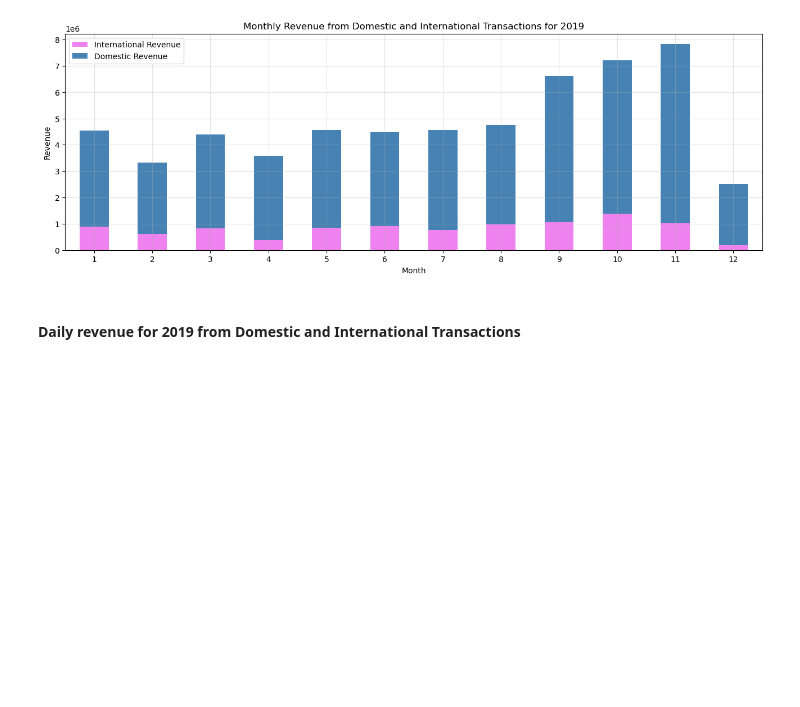
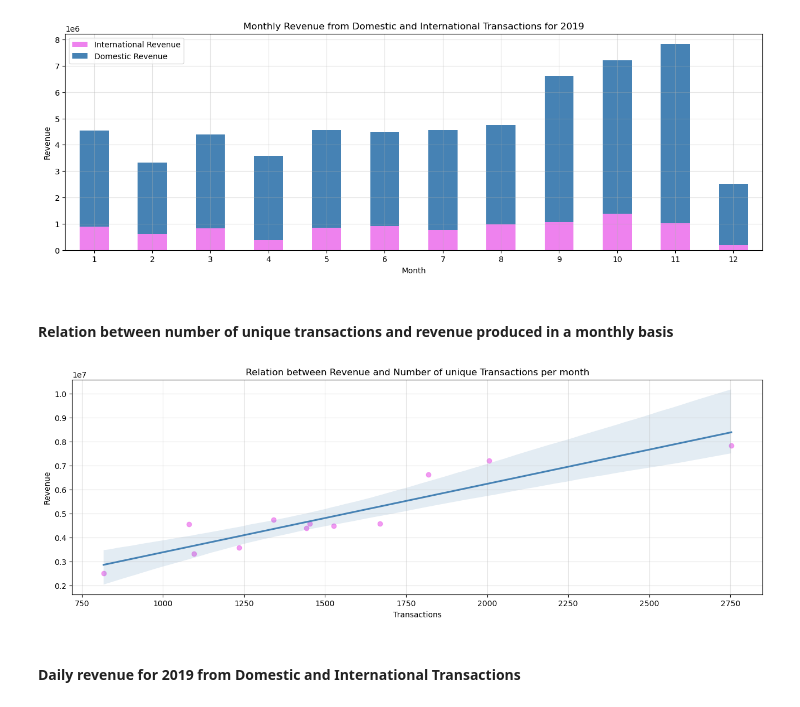
Before and after one commit to SyNikolai/EcommerceAnalytics, a Jupyter notebook: ecommerce.ipynb, the cells around one changed output. Cells and saved outputs as stored; diff of their text form; code cells hidden in the pictures; blank space fills up the shorter version.

```diff
--- a/ecommerce.ipynb
+++ b/ecommerce.ipynb
@@ -478,6 +478,23 @@ plt.grid(alpha=0.35)
 plt.show()
 # %% [output]
 [figure]
+# %% [markdown]
+#### Relation between number of unique transactions and revenue produced in a monthly basis
+# %%
+# Calculate the monthly revenue vs number of transactions for a scatter plot
+revenue_transactions =  df.groupby(by=["Month"]).agg(Unique_transactions=("Transaction_id","nunique"), Revenue=("Transaction_profit","sum"))
+
+# Plot the results and add a regression line
+
+plt.figure(figsize=[16,5])
+ax = sns.regplot(data=revenue_transactions, x="Unique_transactions", y="Revenue", color="steelblue", scatter_kws={"color":"violet"})
+ax.set_title("Relation between Revenue and Number of unique Transactions per month")
+ax.set_xlabel("Transactions")
+ax.set_ylabel("Revenue")
+ax.grid(alpha=0.35)
+plt.show()
+# %% [output]
+[figure, added]
 # %% [markdown]
 #### Daily revenue for 2019 from Domestic and International Transactions
 # %%
```
Also changed, not shown: parts of 17 cells of this notebook.
